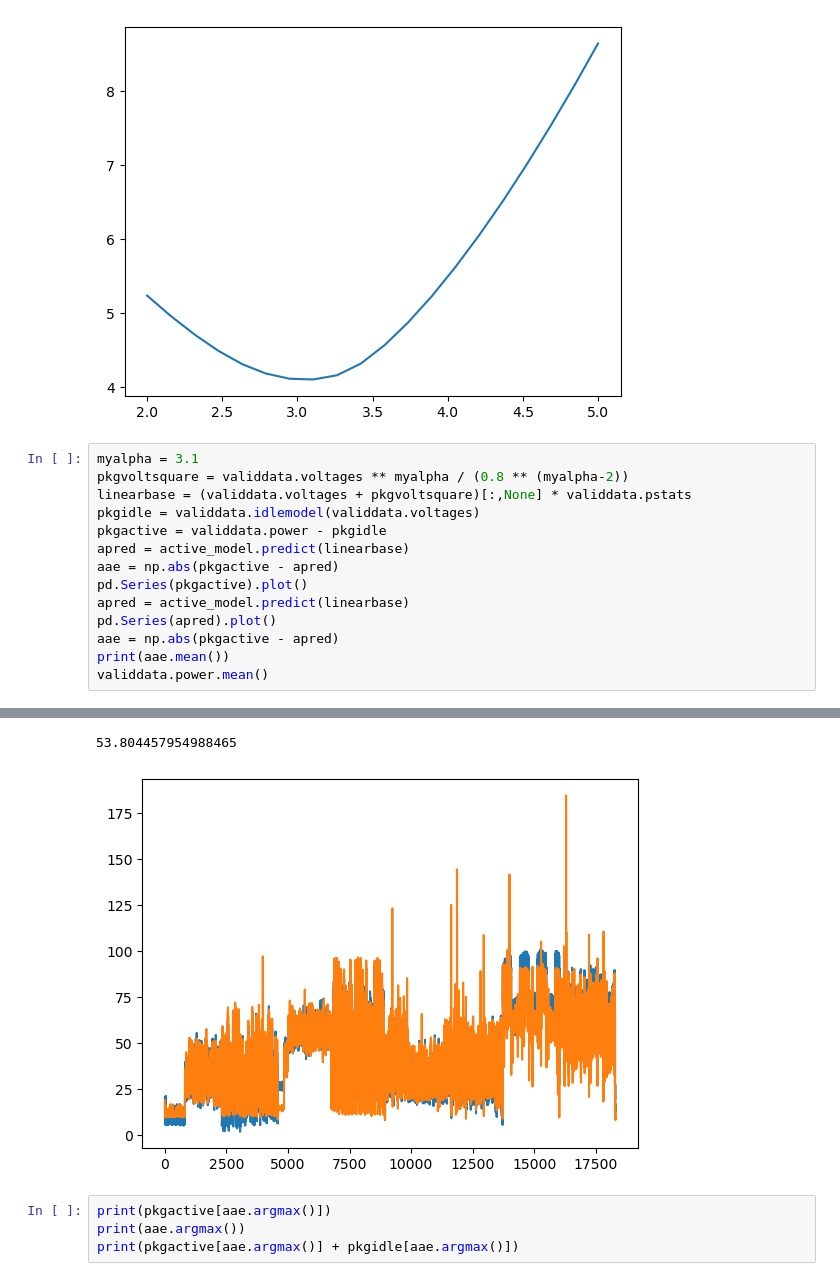
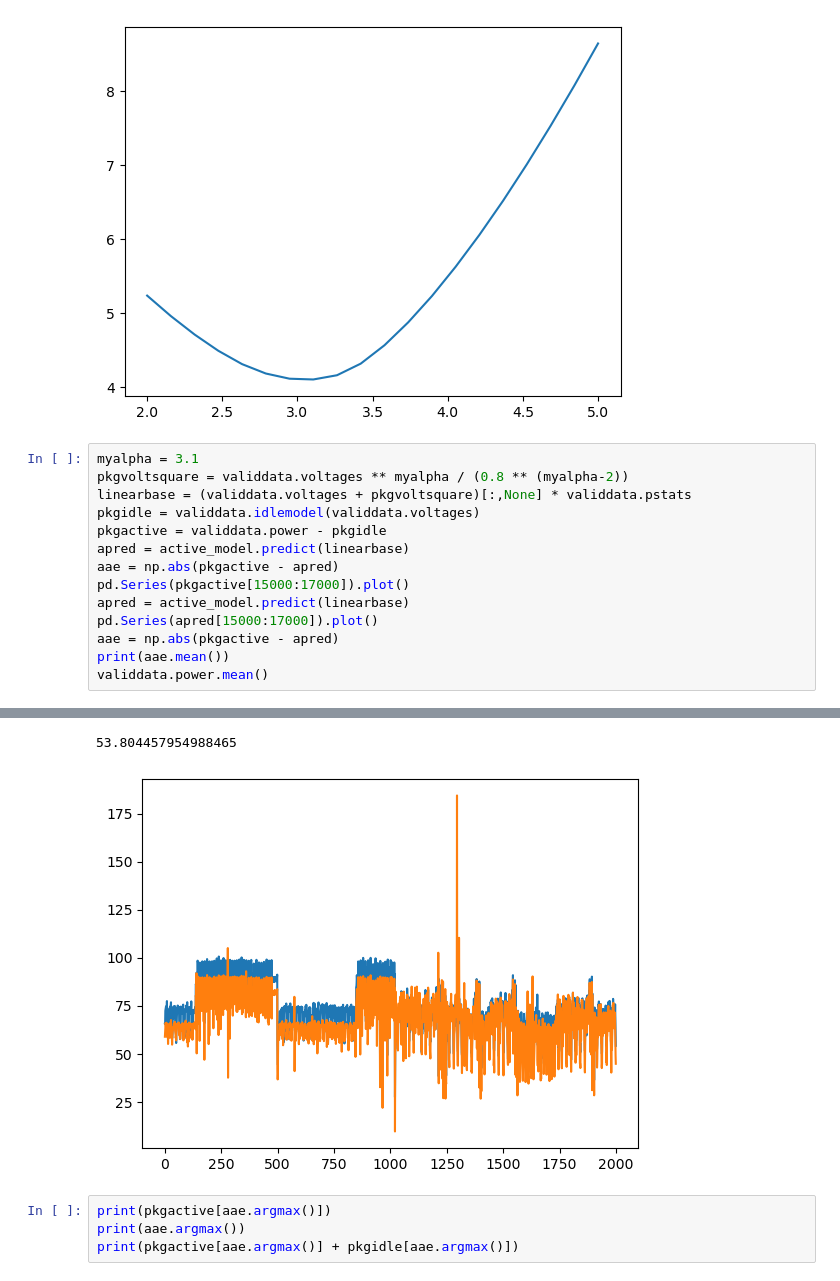
Before and after one commit to hwnam831/jRAPL-percore, a Jupyter notebook: ppep/PPEP.ipynb, the cells around one changed output, grey strips where cells are left out. Saved outputs shown, nothing was run; the diff lists cells and outputs as text.

```diff
--- a/ppep/PPEP.ipynb
+++ b/ppep/PPEP.ipynb
@@ -291,9 +296,9 @@ pkgidle = validdata.idlemodel(validdata.voltages)
 pkgactive = validdata.power - pkgidle
 apred = active_model.predict(linearbase)
 aae = np.abs(pkgactive - apred)
-pd.Series(pkgactive).plot()
+pd.Series(pkgactive[15000:17000]).plot()
 apred = active_model.predict(linearbase)
-pd.Series(apred).plot()
+pd.Series(apred[15000:17000]).plot()
 aae = np.abs(pkgactive - apred)
 print(aae.mean())
 validdata.power.mean()
@@ -302,5 +307,5 @@ validdata.power.mean()
 53.804457954988465
-[figure, old version]
+[figure, new version]
 # %%
 print(pkgactive[aae.argmax()])
 print(aae.argmax())
```
Also changed, not shown: parts of 6 cells of this notebook, 2 other files.
